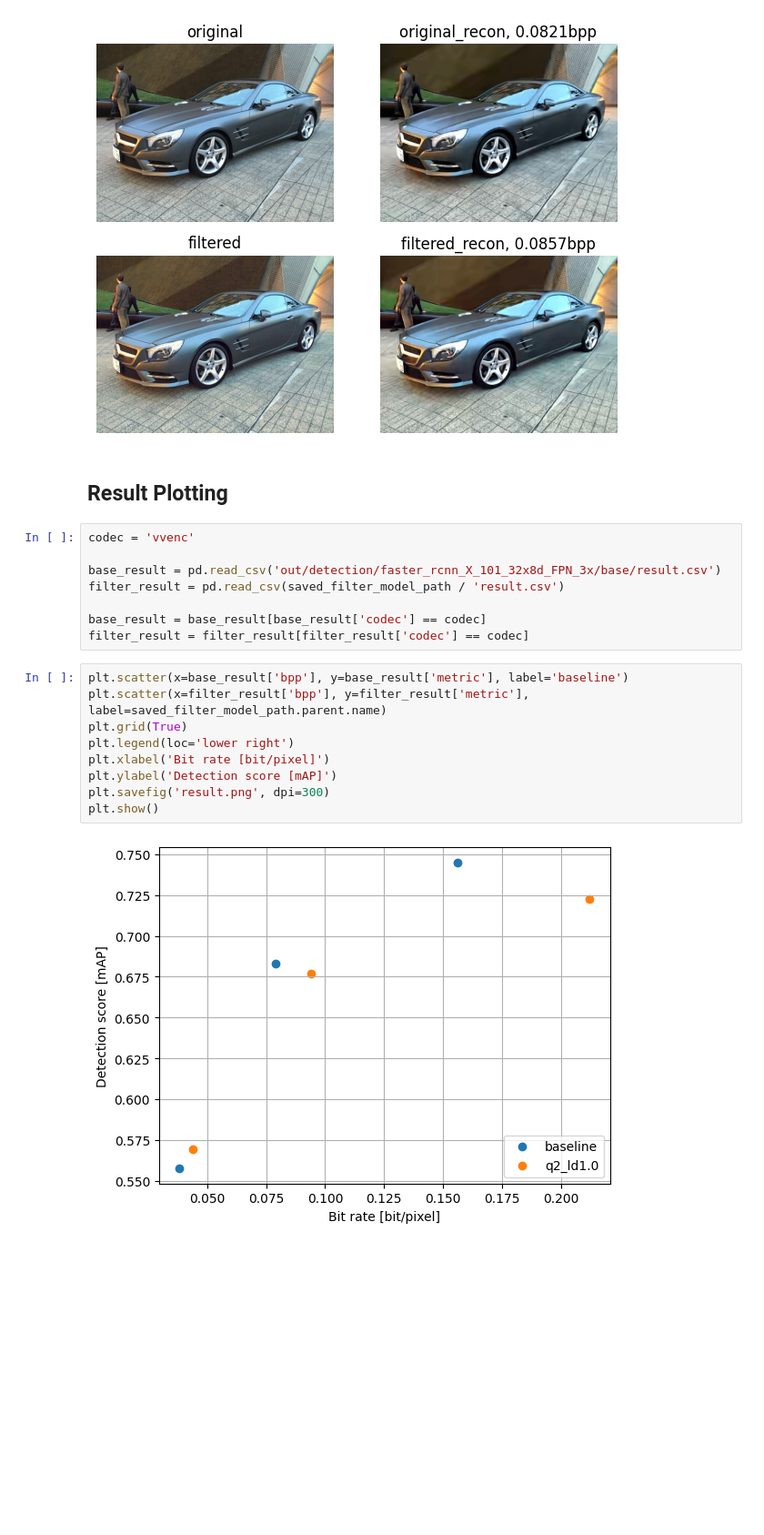
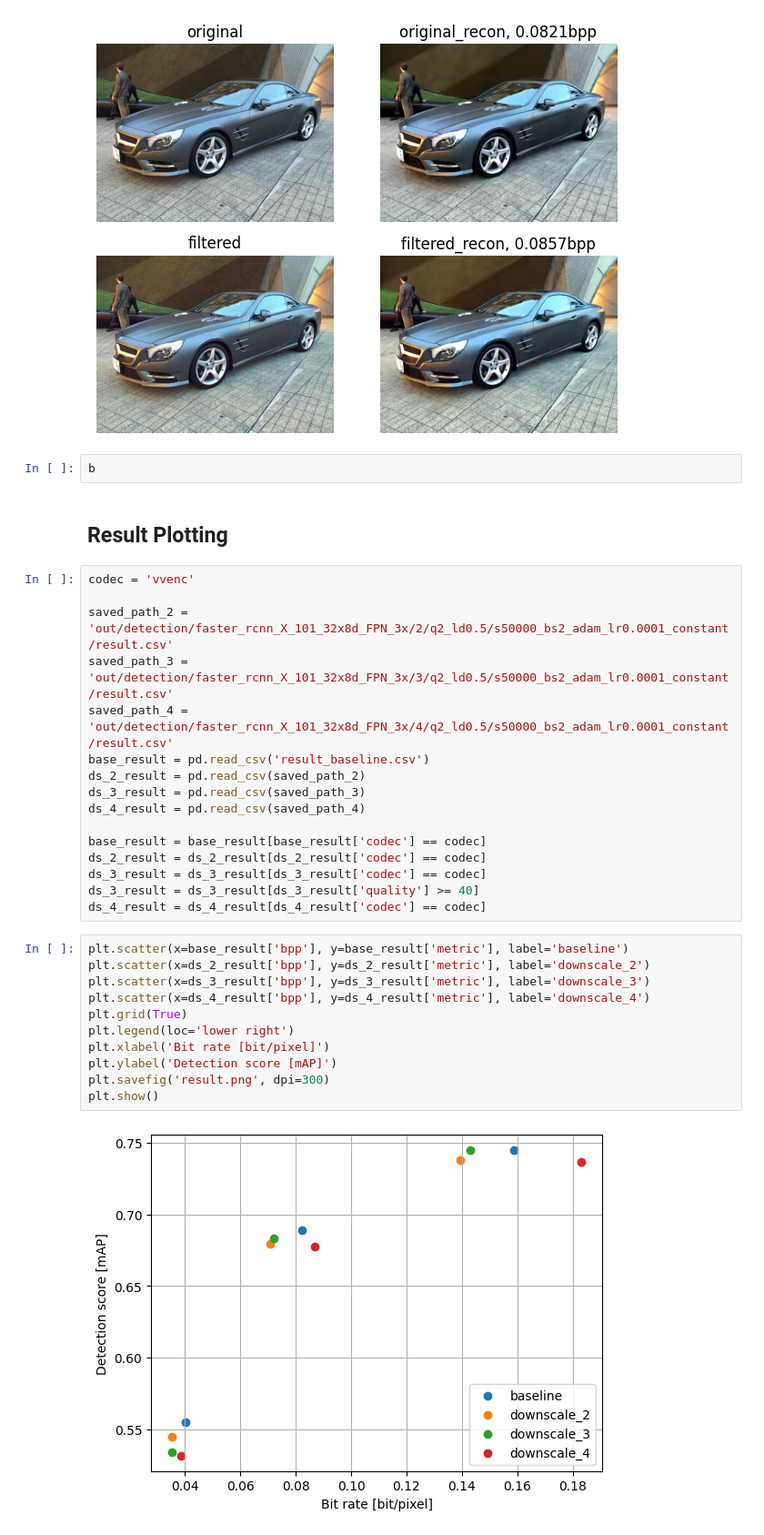
Before and after one commit to seongmoon729/surrogate_v2, a Jupyter notebook: visualization.ipynb, the cells around one changed output. Shown at 91% size. Drawn from its saved outputs; the diff is of its cells as text; blank space fills up the shorter version.

Commit message:
Use downscale parameter, bpp over original image

```diff
--- a/visualization.ipynb
+++ b/visualization.ipynb
@@ -95,24 +181,36 @@ plt.show()
 fig.savefig('sample_output.png', dpi=500)
 # %% [output]
 [figure]
+# %%
+b
 # %% [markdown]
 ## Result Plotting
-# %%
-codec = 'vvenc'
-
-base_result = pd.read_csv('out/detection/faster_rcnn_X_101_32x8d_FPN_3x/base/result.csv')
-filter_result = pd.read_csv(saved_filter_model_path / 'result.csv')
-
-base_result = base_result[base_result['codec'] == codec]
-filter_result = filter_result[filter_result['codec'] == codec]
+# %%
+codec = 'vvenc'
+
+saved_path_2 = 'out/detection/faster_rcnn_X_101_32x8d_FPN_3x/2/q2_ld0.5/s50000_bs2_adam_lr0.0001_constant/result.csv'
+saved_path_3 = 'out/detection/faster_rcnn_X_101_32x8d_FPN_3x/3/q2_ld0.5/s50000_bs2_adam_lr0.0001_constant/result.csv'
+saved_path_4 = 'out/detection/faster_rcnn_X_101_32x8d_FPN_3x/4/q2_ld0.5/s50000_bs2_adam_lr0.0001_constant/result.csv'
+base_result = pd.read_csv('result_baseline.csv')
+ds_2_result = pd.read_csv(saved_path_2)
+ds_3_result = pd.read_csv(saved_path_3)
+ds_4_result = pd.read_csv(saved_path_4)
+
+base_result = base_result[base_result['codec'] == codec]
+ds_2_result = ds_2_result[ds_2_result['codec'] == codec]
+ds_3_result = ds_3_result[ds_3_result['codec'] == codec]
+ds_3_result = ds_3_result[ds_3_result['quality'] >= 40]
+ds_4_result = ds_4_result[ds_4_result['codec'] == codec]
 # %%
 plt.scatter(x=base_result['bpp'], y=base_result['metric'], label='baseline')
-plt.scatter(x=filter_result['bpp'], y=filter_result['metric'], label=saved_filter_model_path.parent.name)
+plt.scatter(x=ds_2_result['bpp'], y=ds_2_result['metric'], label='downscale_2')
+plt.scatter(x=ds_3_result['bpp'], y=ds_3_result['metric'], label='downscale_3')
+plt.scatter(x=ds_4_result['bpp'], y=ds_4_result['metric'], label='downscale_4')
 plt.grid(True)
 plt.legend(loc='lower right')
 plt.xlabel('Bit rate [bit/pixel]')
 plt.ylabel('Detection score [mAP]')
 plt.savefig('result.png', dpi=300)
 plt.show()
 # %% [output]
-[figure, old version]
+[figure, new version]
```
Also changed, not shown: parts of 7 cells of this notebook, 49 other files.
